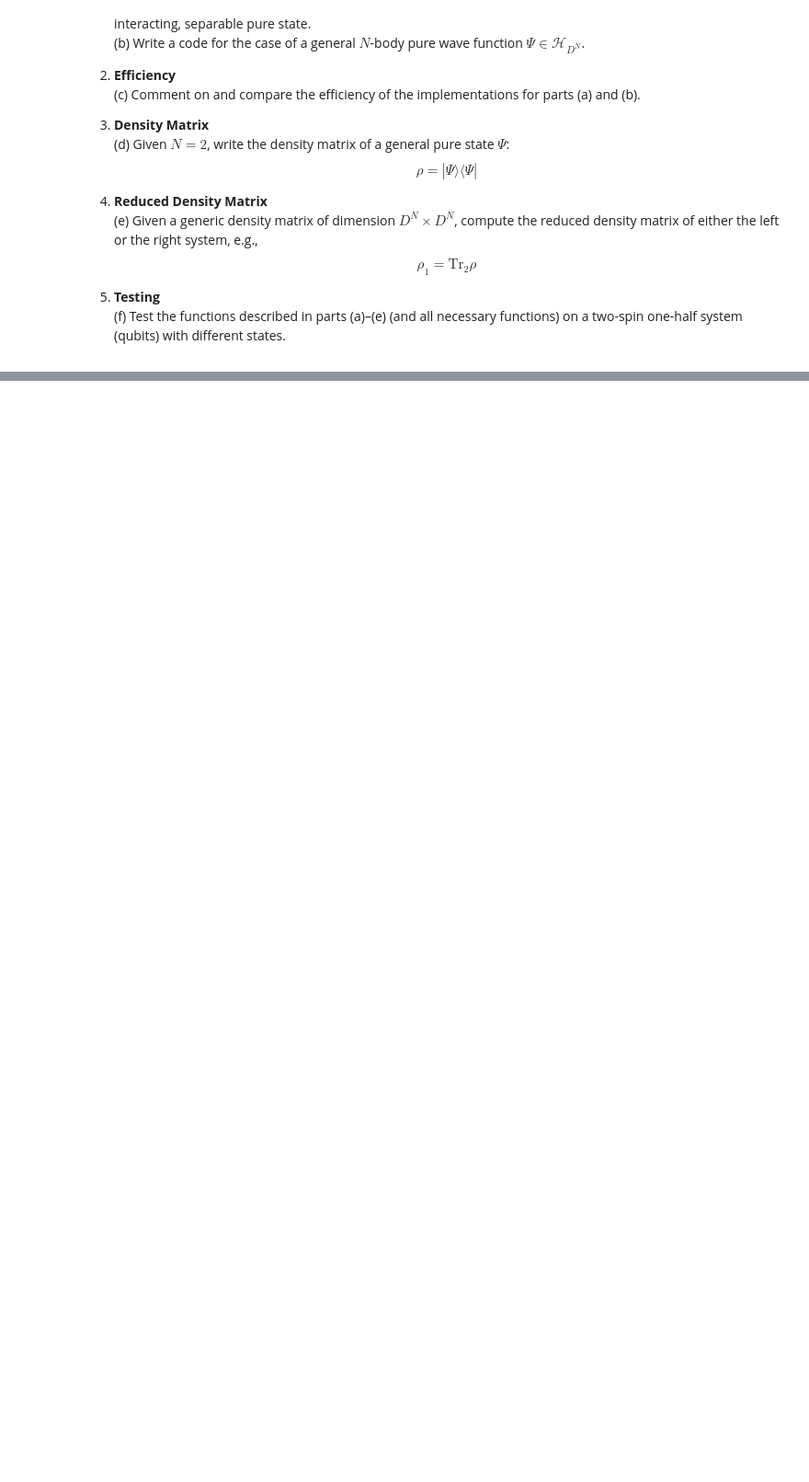
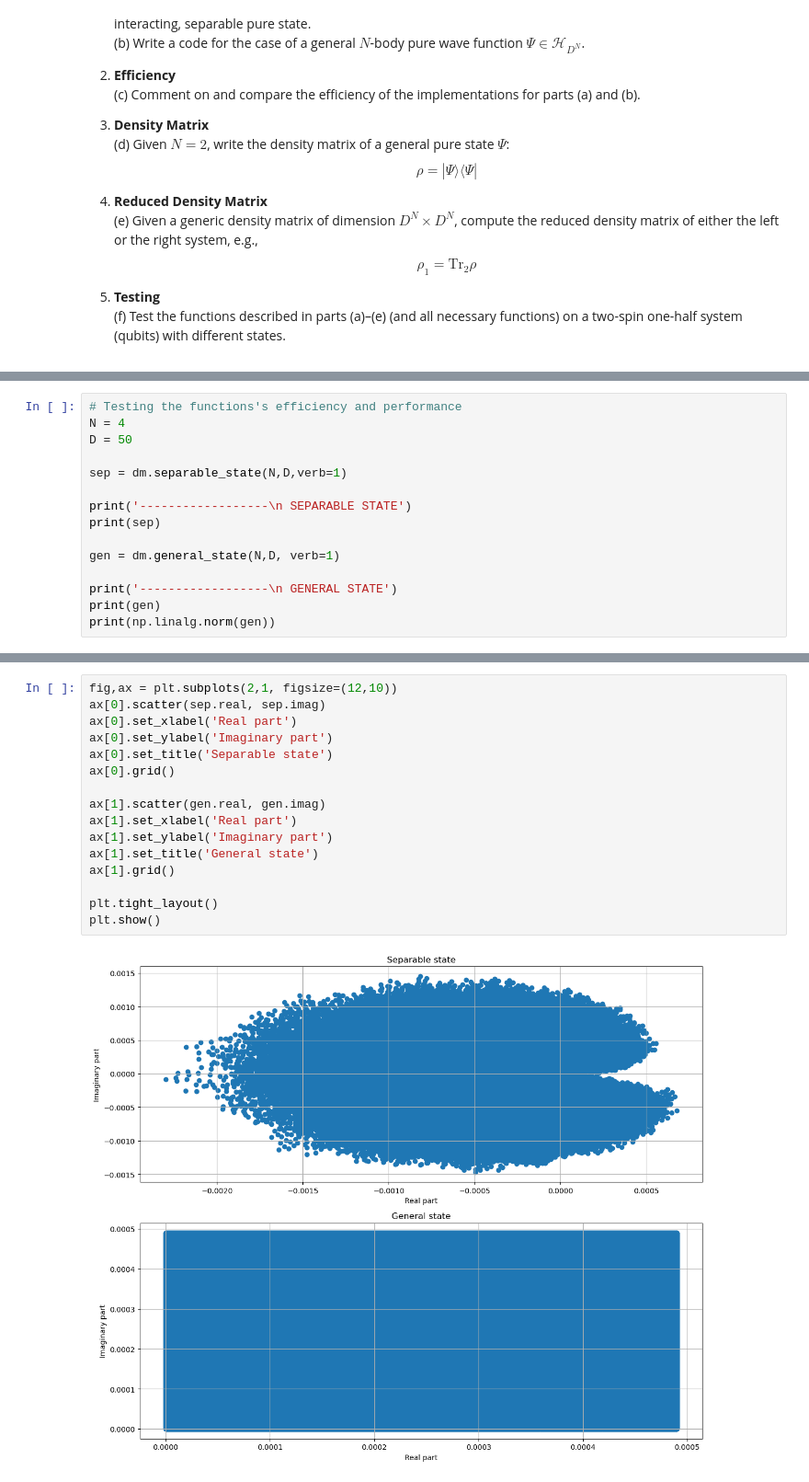
Before and after one commit to pietromalagoli/QIC, a Jupyter notebook: hw/hw6/Ex6_Malagoli.ipynb, the cells around one changed output, grey strips where cells are left out. Shown: that part at 92% size. Drawn from its saved outputs; the diff is of its cells as text; blank space fills up the shorter version.

Commit message:
Hw6-done, only some visual improvement on the way

```diff
--- a/hw/hw6/Ex6_Malagoli.ipynb
+++ b/hw/hw6/Ex6_Malagoli.ipynb
@@ -169,0 +43,15 @@ def general_state(N: int, D: int, verb:int=0, input_state: np.ndarray=None):
+# %%
+# Testing the functions's efficiency and performance
+N = 4
+D = 50
+
+sep = dm.separable_state(N,D,verb=1)
+
+print('------------------\n SEPARABLE STATE')
+print(sep)
+
+gen = dm.general_state(N,D, verb=1)
+
+print('------------------\n GENERAL STATE')
+print(gen)
+print(np.linalg.norm(gen))
@@ -169,0 +76,18 @@ def general_state(N: int, D: int, verb:int=0, input_state: np.ndarray=None):
+# %%
+fig,ax = plt.subplots(2,1, figsize=(12,10))
+ax[0].scatter(sep.real, sep.imag)
+ax[0].set_xlabel('Real part')
+ax[0].set_ylabel('Imaginary part')
+ax[0].set_title('Separable state')
+ax[0].grid()
+
+ax[1].scatter(gen.real, gen.imag)
+ax[1].set_xlabel('Real part')
+ax[1].set_ylabel('Imaginary part')
+ax[1].set_title('General state')
+ax[1].grid()
+
+plt.tight_layout()
+plt.show()
+# %% [output]
+[figure, added]
```
Also changed, not shown: parts of 14 cells of this notebook, 3 other files.
